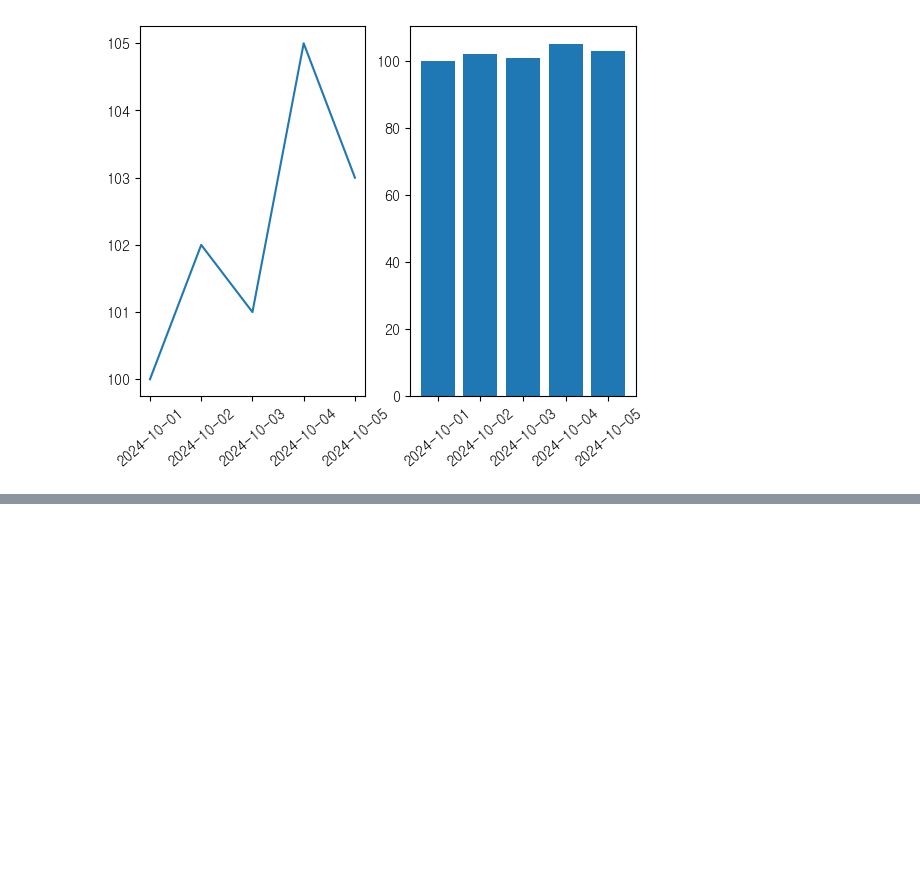
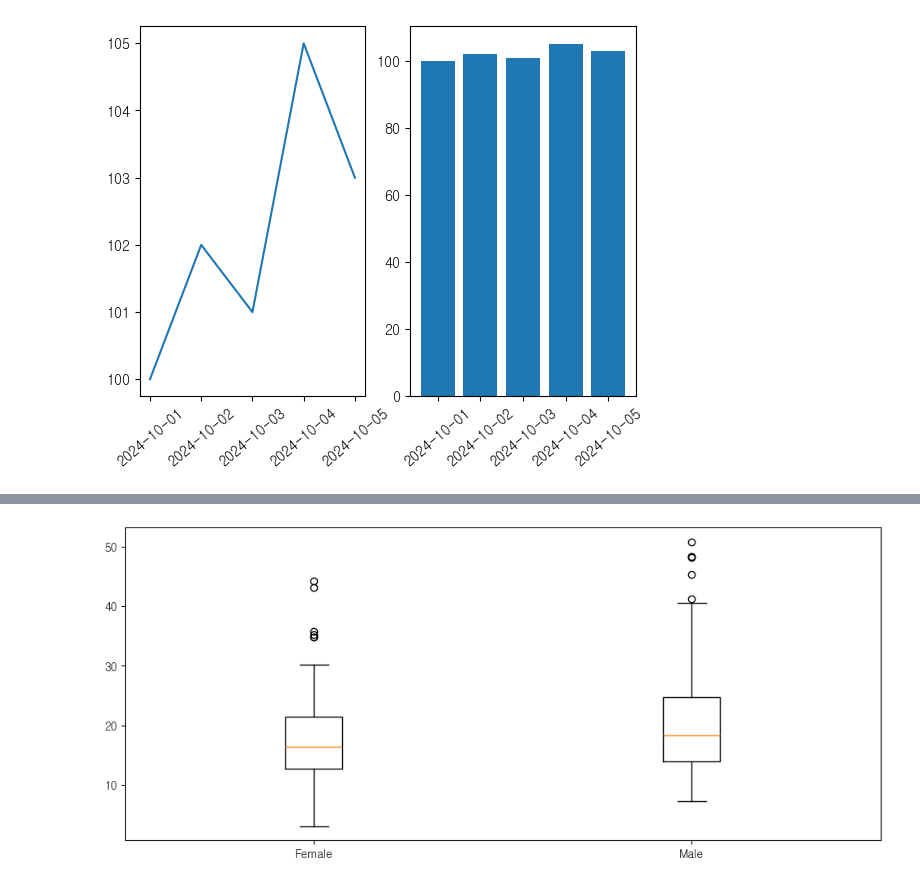
Before and after one commit to sjun4040/hipython_rep, a Jupyter notebook: 16.시각화.ipynb, the cells around one changed output, grey strips where cells are left out. Cells and saved outputs as stored; diff of their text form; code cells hidden in the pictures; blank space fills up the shorter version.

```diff
--- a/16.시각화.ipynb
+++ b/16.시각화.ipynb
@@ -168,0 +214,13 @@ plt.xticks(rotation=40)
+# %%
+fig=plt.figure(figsize=(12,5))
+axes=fig.add_subplot(1,1,1) #total_bill
+axes.boxplot(
+    x=[
+        tips_df[tips_df['sex']=='Female']['total_bill'],
+        tips_df[tips_df['sex']=='Male']['total_bill']
+    ],
+    labels=['Female', 'Male']
+)
+plt.show()
+# %% [output]
+[figure, added]
```
Also changed, not shown: parts of 13 cells of this notebook.
